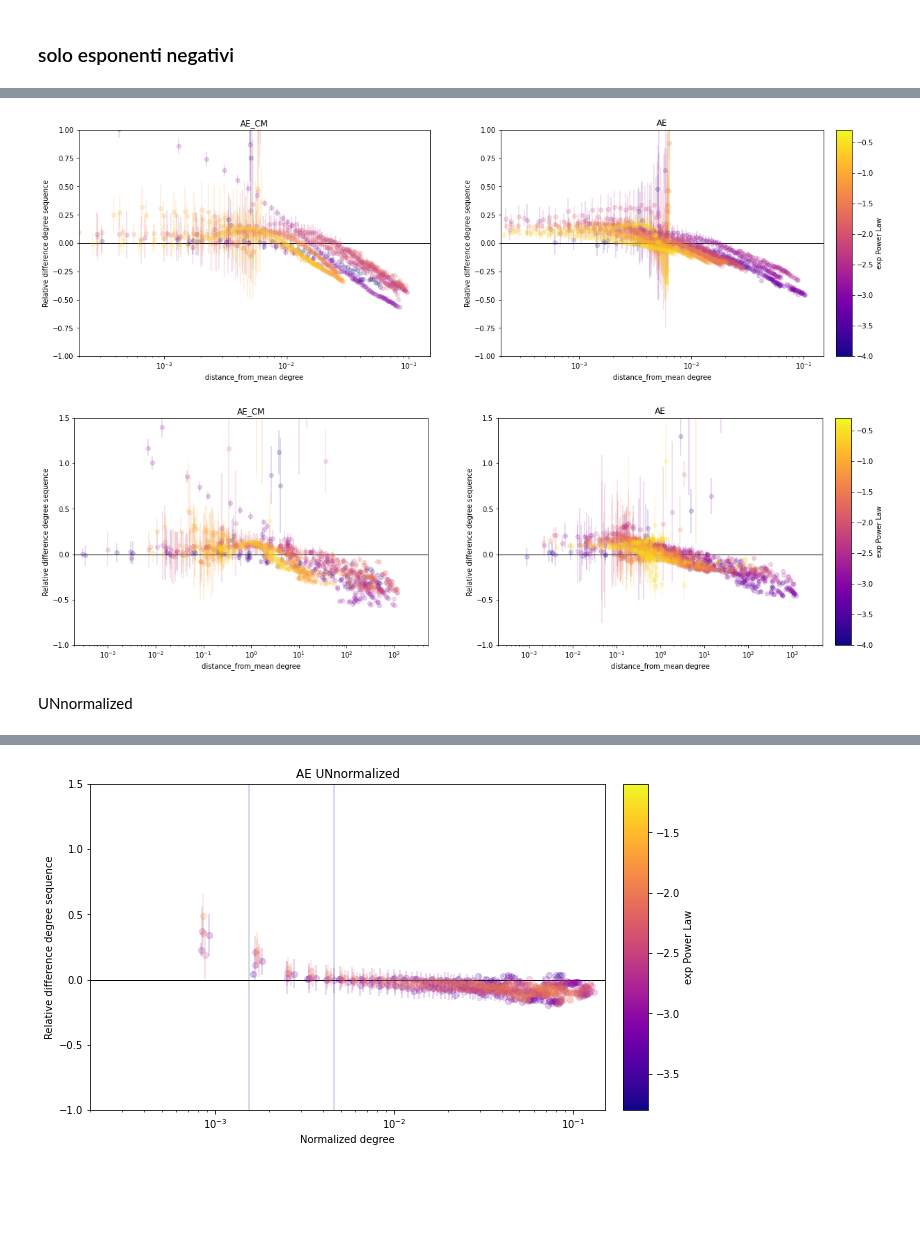
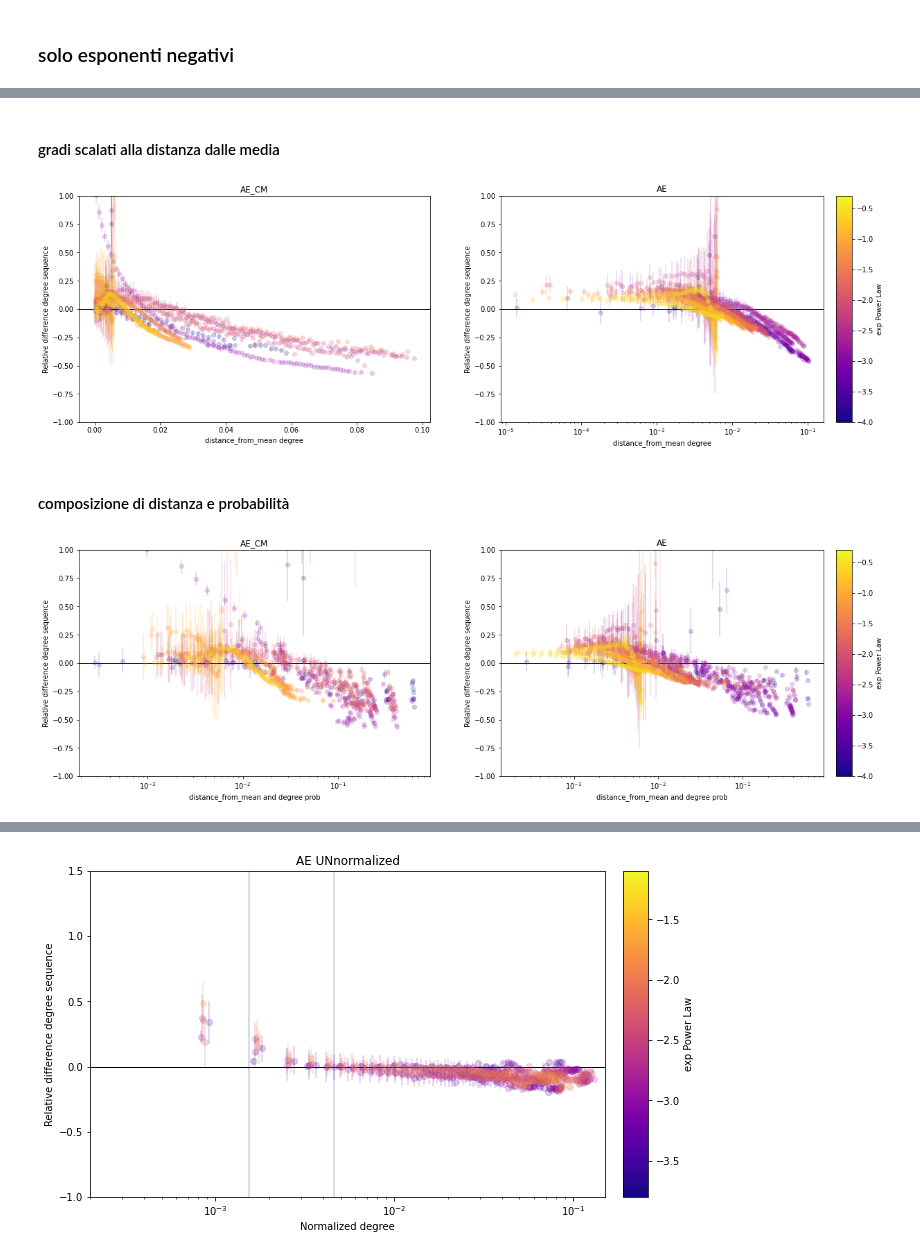
Before and after one commit to dandarm/Embednet, a Jupyter notebook: grid_studies.ipynb, the cells around one changed output, grey strips where cells are left out. Cells and saved outputs as stored; diff of their text form; code cells hidden in the pictures; blank space fills up the shorter version.

Commit message:
dimensionality plots and study

```diff
--- a/grid_studies.ipynb
+++ b/grid_studies.ipynb
@@ -24,7 +30,7 @@ from config_valid import GraphType, get_dataset_trial_string, get_model_trial_st
 # %%
 head_df = pd.read_csv(all_runs_csv)
 # %%
-df_out = get_df_from_configs(head_df)
+df_out = get_df_configs_from_paths(head_df)
 # %%
 #df_out.info()
 df_out.shape
@@ -523,8 +495,8 @@ plt.show()
 plot_data_pl_ae =   extract_data_from_mask(tot_mask_xavier_CM_AE_adjnorm_300_40 & m_exponent_neg, feat='exp', probs=True)
 plot_data_pl_aecm = extract_data_from_mask(tot_mask_xavier_CM_AECM_adjnorm_300_40 & m_exponent_neg, feat='exp', probs=True)
 fig, ax = plt.subplots(1,2, figsize=(20,6))
-#y_lim = (-0.5, 0.5)
-plot_curves_vs_features(plot_data_pl_aecm, titolo='AE_CM', x_title="Probability",  y_lim=y_lim, logx=True, ax=ax[0], colorbar=False)  ###x_lim=x_lim, y_lim=y_lim,
-plot_curves_vs_features(plot_data_pl_ae, titolo='AE', x_title="Probability", y_lim=y_lim, logx=True, ax=ax[1], titolo_laterale='exp Power Law')   ###x_lim=x_lim, y_lim=y_lim,
+y_lim = (-1, 1)
+plot_curves_vs_features(plot_data_pl_aecm, titolo='AE_CM', x_title="Probability normalized",  y_lim=y_lim, logx=True, ax=ax[0], colorbar=False)  ###x_lim=x_lim, y_lim=y_lim,
+plot_curves_vs_features(plot_data_pl_ae, titolo='AE', x_title="Probability normalized", y_lim=y_lim, logx=False, ax=ax[1], titolo_laterale='exp Power Law')   ###x_lim=x_lim, y_lim=y_lim,
 plt.show()
 # %% [output]
@@ -532,28 +509,31 @@ plt.show()
+# %% [markdown]
+#### gradi scalati alla distanza dalle media
 # %%
 plot_data_pl_ae =   extract_data_from_mask(tot_mask_xavier_CM_AE_adjnorm_300_40 & m_exponent_neg, feat='exp', distance_from_mean=True)
 plot_data_pl_aecm = extract_data_from_mask(tot_mask_xavier_CM_AECM_adjnorm_300_40 & m_exponent_neg, feat='exp', distance_from_mean=True)
 
 fig, ax = plt.subplots(1,2, figsize=(20,6))
-#x_lim, y_lim = (0.0002, 0.15), (-1.0, 1.0)
-plot_curves_vs_features(plot_data_pl_aecm, titolo='AE_CM', x_title="distance_from_mean degree", x_lim=x_lim, y_lim=y_lim, logx=True, ax=ax[0], colorbar=False)
+#x_lim, y_lim = (0.0002, 0.15), (-1.0, 1.0)  x_lim=x_lim,
+plot_curves_vs_features(plot_data_pl_aecm, titolo='AE_CM', x_title="distance_from_mean degree", y_lim=y_lim, logx=False, ax=ax[0], colorbar=False)
 #display(show_selection(tot_mask_xavier_CM_AECM_adjnorm_300_40))
-plot_curves_vs_features(plot_data_pl_ae, titolo='AE', x_title="distance_from_mean degree", x_lim=x_lim, y_lim=y_lim, logx=True, ax=ax[1], titolo_laterale='exp Power Law')
+plot_curves_vs_features(plot_data_pl_ae, titolo='AE', x_title="distance_from_mean degree", y_lim=y_lim, logx=True, ax=ax[1], titolo_laterale='exp Power Law')
 #display(show_selection(tot_mask_xavier_CM_AE_adjnorm_300_40))
 plt.show()
 # %% [output]
-[figure, old version]
+[figure, new version]
+# %% [markdown]
+#### composizione di distanza e probabilità
 # %%
 plot_data_pl_ae =   extract_data_from_mask(tot_mask_xavier_CM_AE_adjnorm_300_40 & m_exponent_neg, feat='exp', dist_prob=True)
 plot_data_pl_aecm = extract_data_from_mask(tot_mask_xavier_CM_AECM_adjnorm_300_40 & m_exponent_neg, feat='exp', dist_prob=True)
 
 fig, ax = plt.subplots(1,2, figsize=(20,6))
-x_lim = (0.0002, 5000)#, (-1.0, 1.0)
-plot_curves_vs_features(plot_data_pl_aecm, titolo='AE_CM', x_title="distance_from_mean degree", x_lim=x_lim, y_lim=y_lim, logx=True, ax=ax[0], colorbar=False)
+x_lim = (0.0002, 0.15)
+y_lim = (-1.0, 1.0) #x_lim=x_lim,
+plot_curves_vs_features(plot_data_pl_aecm, titolo='AE_CM', x_title="distance_from_mean and degree prob",  y_lim=y_lim, logx=True, ax=ax[0], colorbar=False)
 #display(show_selection(tot_mask_xavier_CM_AECM_adjnorm_300_40))
-plot_curves_vs_features(plot_data_pl_ae, titolo='AE', x_title="distance_from_mean degree", x_lim=x_lim, y_lim=y_lim, logx=True, ax=ax[1], titolo_laterale='exp Power Law')
+plot_curves_vs_features(plot_data_pl_ae, titolo='AE', x_title="distance_from_mean and degree prob", y_lim=y_lim, logx=True, ax=ax[1], titolo_laterale='exp Power Law')
 #display(show_selection(tot_mask_xavier_CM_AE_adjnorm_300_40))
 plt.show()
 # %% [output]
-[figure, old version]
+[figure, new version]
-# %% [markdown]
-UNnormalized
```
Also changed, not shown: parts of 20 cells of this notebook, 14 other files.
